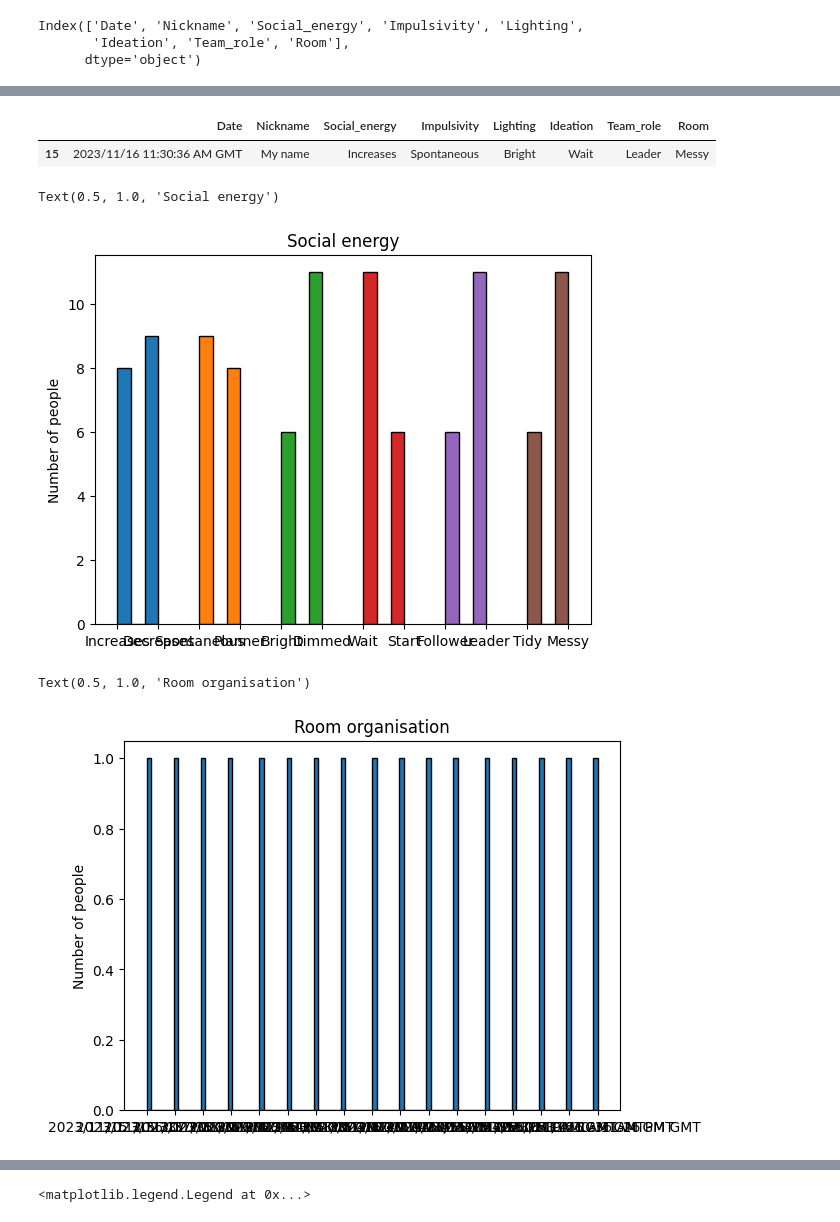
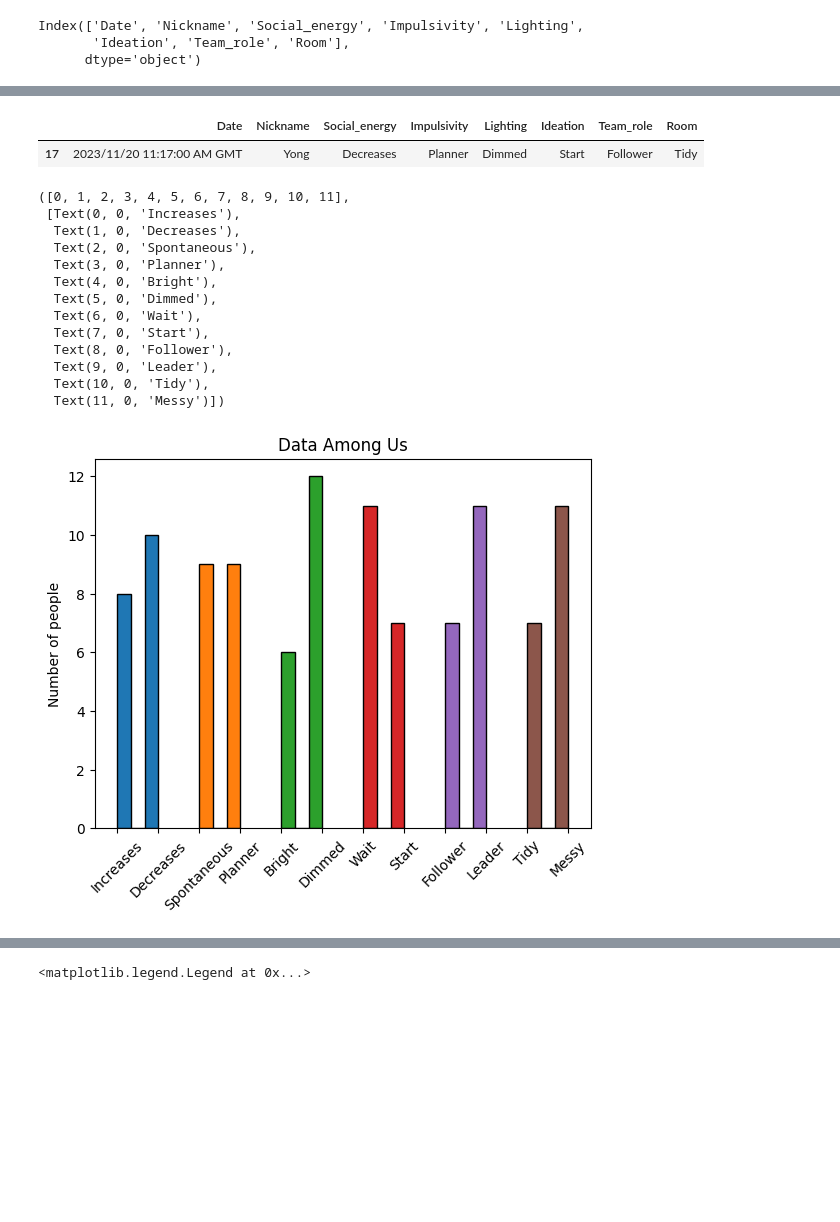
Before and after one commit to kosetrova/data-among-us, a Jupyter notebook: KseniiaOsetrovaClass05Homework.ipynb, the cells around one changed output, grey strips where cells are left out. Drawn from its saved outputs; the diff is of its cells as text; code cells hidden in the pictures; blank space fills up the shorter version.

Commit message:
updated table

```diff
--- a/KseniiaOsetrovaClass05Homework.ipynb
+++ b/KseniiaOsetrovaClass05Homework.ipynb
@@ -98,44 +100,36 @@ display(cta_df)
 # %%
-cta_df.loc[cta_df.Nickname == "My name"]
+cta_df.loc[cta_df.Nickname == "Yong"]
 # %% [output]
 |  | Date | Nickname | Social_energy | Impulsivity | Lighting | Ideation | Team_role | Room |
-| 15 | 2023/11/16 11:30:36 AM GMT | My name | Increases | Spontaneous | Bright | Wait | Leader | Messy |
+| 17 | 2023/11/20 11:17:00 AM GMT | Yong | Decreases | Planner | Dimmed | Start | Follower | Tidy |
 # %%
 #all factors
 plt.hist(cta_df.Social_energy, bins = 3, edgecolor='black')
+plt.hist(cta_df.Impulsivity, bins = 3, edgecolor='black')
+plt.hist(cta_df.Lighting, bins = 3, edgecolor='black')
+plt.hist(cta_df.Ideation, bins = 3, edgecolor='black')
+plt.hist(cta_df.Team_role, bins = 3, edgecolor='black')
+plt.hist(cta_df.Room, bins = 3, edgecolor='black')
+
+
 plt.ylabel('Number of people')
-plt.title('Social energy')
-
-plt.hist(cta_df.Impulsivity, bins = 3, edgecolor='black')
-plt.ylabel('Number of people')
-plt.title('Social energy')
-
-plt.hist(cta_df.Lighting, bins = 3, edgecolor='black')
-plt.ylabel('Number of people')
-plt.title('Social energy')
-
-plt.hist(cta_df.Ideation, bins = 3, edgecolor='black')
-plt.ylabel('Number of people')
-plt.title('Social energy')
-
-plt.hist(cta_df.Team_role, bins = 3, edgecolor='black')
-plt.ylabel('Number of people')
-plt.title('Social energy')
-
-plt.hist(cta_df.Room, bins = 3, edgecolor='black')
-plt.ylabel('Number of people')
-plt.title('Social energy')
+plt.title('Data Among Us')
+plt.xticks(rotation=45)
 # %% [output]
-Text(0.5, 1.0, 'Social energy')
+([0, 1, 2, 3, 4, 5, 6, 7, 8, 9, 10, 11],
+ [Text(0, 0, 'Increases'),
+  Text(1, 0, 'Decreases'),
+  Text(2, 0, 'Spontaneous'),
+  Text(3, 0, 'Planner'),
+  Text(4, 0, 'Bright'),
+  Text(5, 0, 'Dimmed'),
+  Text(6, 0, 'Wait'),
+  Text(7, 0, 'Start'),
+  Text(8, 0, 'Follower'),
+  Text(9, 0, 'Leader'),
+  Text(10, 0, 'Tidy'),
+  Text(11, 0, 'Messy')])
-[figure, old version]
+[figure, new version]
-# %%
-cta_dates = cta_df.groupby('Date')
-plt.hist(cta_df.Date, bins = 100, edgecolor='black')
-plt.ylabel('Number of people')
-plt.title('Room organisation')
-# %% [output]
-Text(0.5, 1.0, 'Room organisation')
-[figure, removed]
 # %%
 # 1 - ROOM ORGANISATION
 # %%
```
Also changed, not shown: parts of 17 cells of this notebook, 1 other file.
